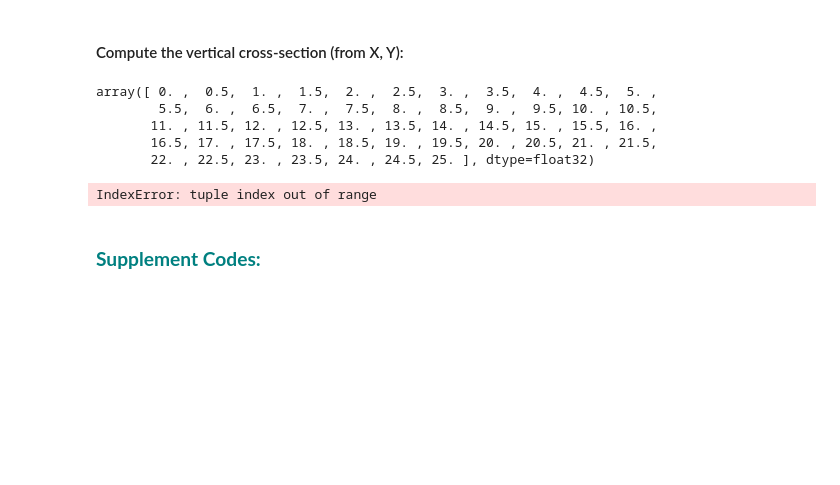
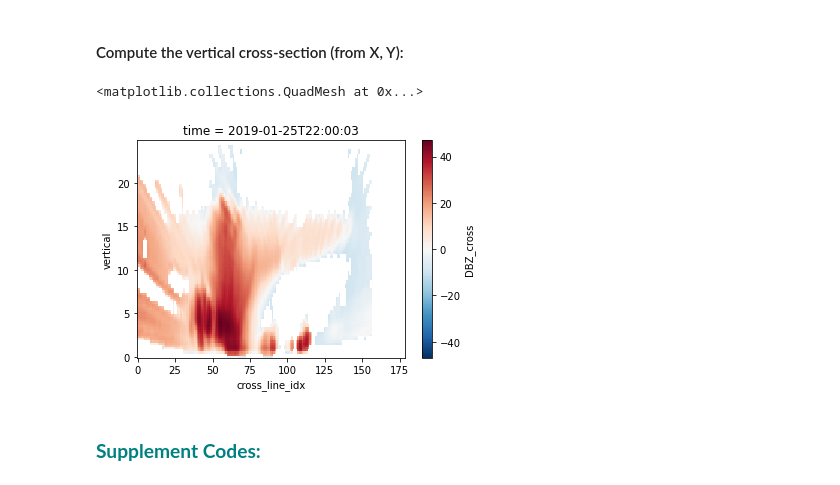
Before and after one commit to yuhungjui/CACTI_Radar_Analysis, a Jupyter notebook: radars_plot_xsec_wrfpy_test.ipynb, the cells around one changed output. Drawn from its saved outputs; the diff is of its cells as text; code cells hidden in the pictures; blank space fills up the shorter version.

```diff
--- a/radars_plot_xsec_Lamb_test.ipynb
+++ b/radars_plot_xsec_wrfpy_test.ipynb
@@ -159,8 +144,7 @@ xsec1_LAT = [-31, -33]
 # %% [markdown]
 #### Mesh Lat/Lon:
 # %%
-lat, lon = np.meshgrid(ds_radar.latitude, ds_radar.longitude)
-# print(lat)
+lon, lat = np.meshgrid( ds_radar_re.longitude, ds_radar_re.latitude )
 # %% [markdown]
 #### Define the cross-section start and end points to nearest X, Y locations:
 # %%
@@ -181,0 +168,6 @@ CoordPair(x=45, y=6)
+# %%
+z_data = ds_radar_re.altitude.data
+# z_data
+
+z_data_3d = np.tile(z_data[:, np.newaxis, np.newaxis], (1, 201, 201))
+z_data_3d.shape
@@ -181,0 +176,3 @@ CoordPair(x=45, y=6)
+# %%
+ds_radar_re = ds_radar_re.assign({'z': (('altitude', 'latitude', 'longitude'), z_data_3d)})
+ds_radar_re
@@ -182,23 +197,21 @@ CoordPair(x=45, y=6)
 # %% [markdown]
 #### Compute the vertical cross-section (from X, Y):
 # %%
-ds_radar.altitude.data
+# ds_radar_re
+# da_LDBZ
-# %% [output]
-array([ 0. ,  0.5,  1. ,  1.5,  2. ,  2.5,  3. ,  3.5,  4. ,  4.5,  5. ,
-        5.5,  6. ,  6.5,  7. ,  7.5,  8. ,  8.5,  9. ,  9.5, 10. , 10.5,
-       11. , 11.5, 12. , 12.5, 13. , 13.5, 14. , 14.5, 15. , 15.5, 16. ,
-       16.5, 17. , 17.5, 18. , 18.5, 19. , 19.5, 20. , 20.5, 21. , 21.5,
-       22. , 22.5, 23. , 23.5, 24. , 24.5, 25. ], dtype=float32)
 # %%
 DBZ_xsec = vertcross( da_LDBZ # Use linear Z for interpolation
-                    , ds_radar.altitude.data
+                    , ds_radar_re.z.data
                     , start_point=cross_start
                     , end_point=cross_end
                     )
 
 DBZ_xsec = 10.0 * np.log10(DBZ_xsec) # Convert back to dBZ after interpolation
-# %% [output]
-IndexError: tuple index out of range
+# %%
+DBZ_xsec.plot()
+# %% [output]
+<matplotlib.collections.QuadMesh at 0x...>
+[figure, added]
 # %% [markdown]
 ### <font color='teal'>**Supplement Codes:**</font>
 # %% [markdown]
```
Also changed, not shown: parts of 13 cells of this notebook, 2 other files.
